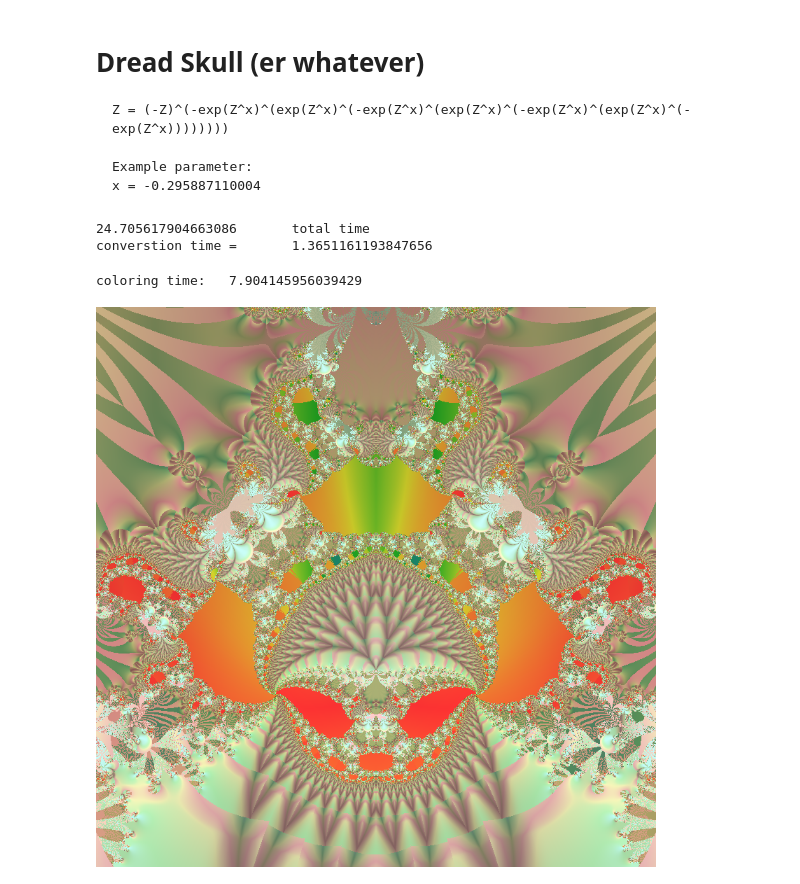
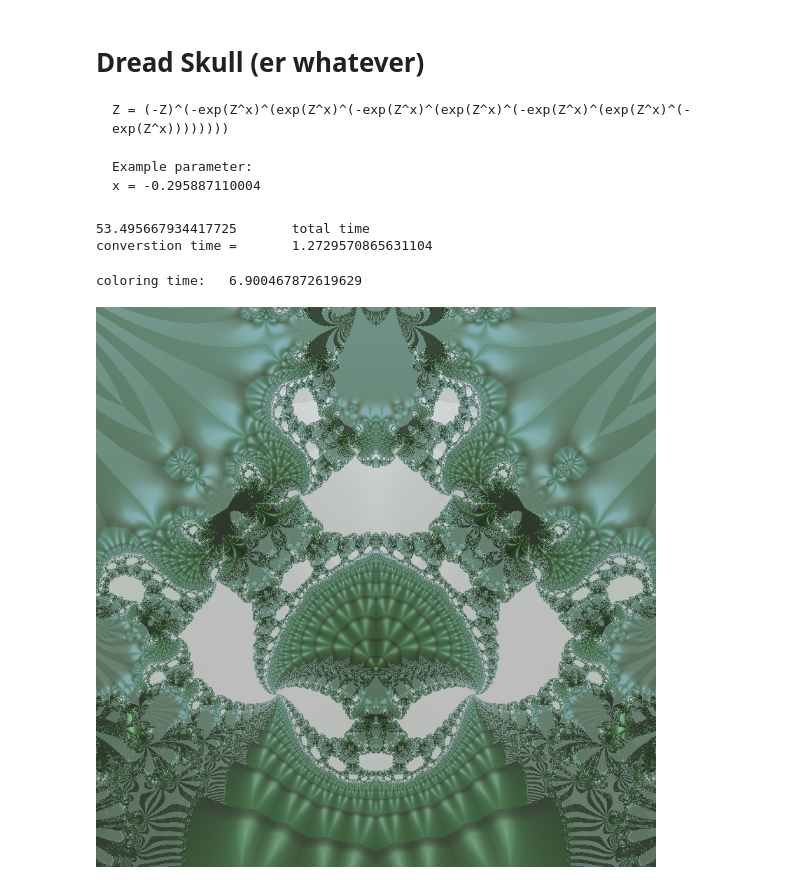
Before and after one commit to dlanier/FlyingMachineFractal, a Jupyter notebook: fig_notebooks/dread_skull.ipynb, the cells around one changed output. Saved outputs shown, nothing was run; the diff lists cells and outputs as text; code cells hidden in the pictures.

Commit message:
simplified color explorations

```diff
--- a/fig_notebooks/dread_skull.ipynb
+++ b/fig_notebooks/dread_skull.ipynb
@@ -57,8 +57,8 @@ par_set['center_point'] = 0.75 + 0.0*1j
 par_set['theta'] = -np.pi / 2
 par_set['zoom'] = 0.4
 
-par_set['it_max'] = 64
-par_set['max_d'] = 4 / par_set['zoom']
+par_set['it_max'] = 256
+par_set['max_d'] = 12 / par_set['zoom']
 par_set['dir_path'] = os.getcwd()
 
 p = -0.295887110004
@@ -74,16 +74,16 @@ t0 = time.time()
 Zd, Zr, ETn = ncp.etg_norm(Z0, Z, ET)
 print('converstion time =\t', time.time() - t0)
 # %% [output]
-24.705617904663086       total time
-converstion time =       1.3651161193847656
+53.495667934417725       total time
+converstion time =       1.2729570865631104
 # %%
-H = ncp.range_norm(Zr - Zd, lo=0.0, hi=0.5)
-S = ncp.range_norm(ETn, lo=0.2, hi=0.8)
-V = ncp.range_norm(1 - Zr, lo=0.5, hi=1.0)
+H = ncp.range_norm(ETn*Zd*Zr, lo=0.3, hi=1.0)
+S = ncp.range_norm(1 - (ETn-(1-0.2*Zr)*Zd), lo=0.0, hi=0.4)
+V = ncp.range_norm(Zd*Zr + ETn, lo=0.2, hi=1.0)
 t0 = time.time()
 Ihsv = ncp.rgb_2_hsv_mat(H, S, V)
 print('coloring time:\t',time.time() - t0)
 display(Ihsv)
 # %% [output]
-coloring time:   7.904145956039429
+coloring time:   6.900467872619629
-[figure, old version]
+[figure, new version]
```
Also changed, not shown: parts of 11 cells of this notebook.
